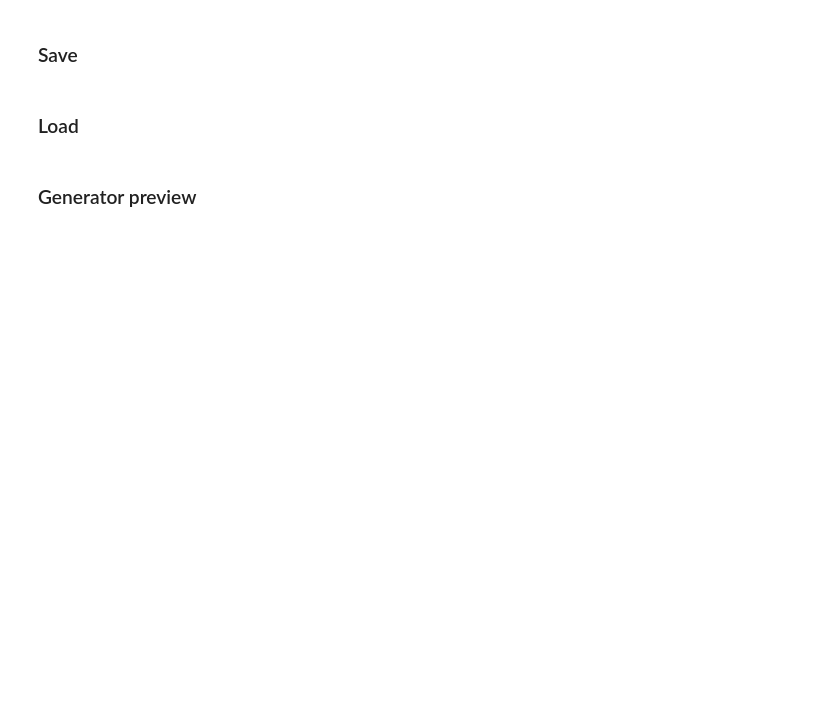
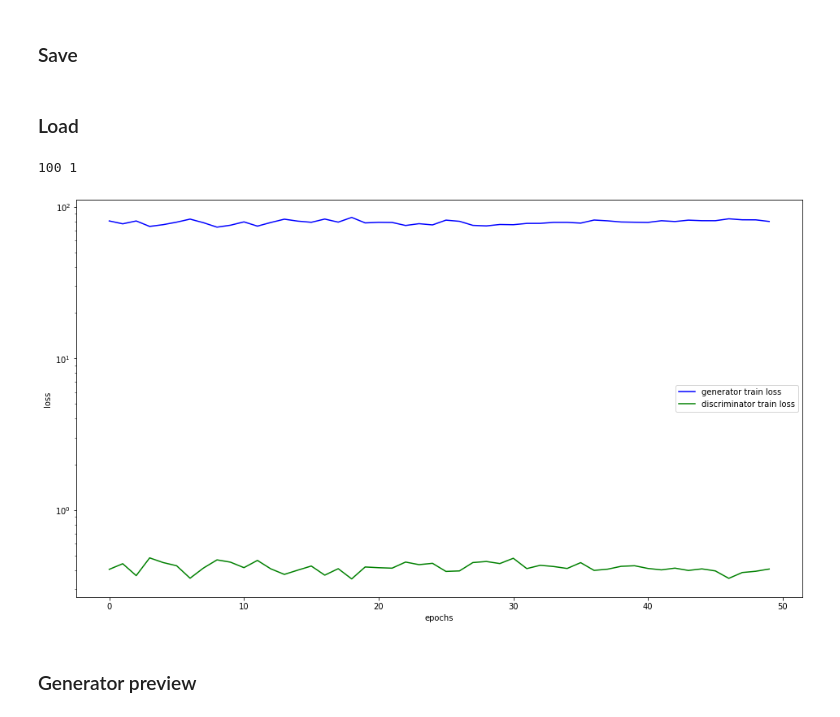
Before and after one commit to adriansuwala/ml2020-21, a Jupyter notebook: projekt/pix2pix.ipynb, the cells around one changed output. Drawn from its saved outputs; the diff is of its cells as text; code cells hidden in the pictures; blank space fills up the shorter version.

```diff
--- a/projekt/pix2pix.ipynb
+++ b/projekt/pix2pix.ipynb
@@ -557,10 +655,24 @@ with imageio.get_writer("images/%s/result_test.gif" % TIME, mode='I', duration=0
             writer.append_data(image)
 # %% [markdown]
 ### Load
-# %%
-gen = Pix2PixGenerator(optim=torch.optim.Adam)
-dis = Pix2PixDiscriminator(optim=torch.optim.Adam, criterion=torch.nn.BCELoss())
-EPOCHS, BATCH_SIZE, stats = load_model("models/facades_2020-12-25_23-30_KeyboardInterrupt", gen, dis)
+# %%
+# '2' to potentially not overwrite existing models' data
+gen2 = UNetGenerator(optim=torch.optim.Adam).to(DEVICE)
+dis2 = Pix2PixDiscriminator(optim=torch.optim.Adam, criterion=torch.nn.BCELoss()).to(DEVICE)
+
+try:
+    if drive:
+        model_path = "drive/MyDrive/models/facades_%sepochs_colab_%s" % (100, TIME)
+except NameError:
+    print("Drive not mounted.")
+    model_path = "models/facades_%epochs_%s" % (EPOCHS, TIME)
+
+EPOCHS2, BATCH_SIZE2, stats2 = load_model(model_path, gen2, dis2)
+print(EPOCHS2, BATCH_SIZE2)
+show_stats(stats2)
+# %% [output]
+100 1
+[figure, added]
 # %% [markdown]
 ### Generator preview
 # %%
```
Also changed, not shown: parts of 19 cells of this notebook, 1 other file.
